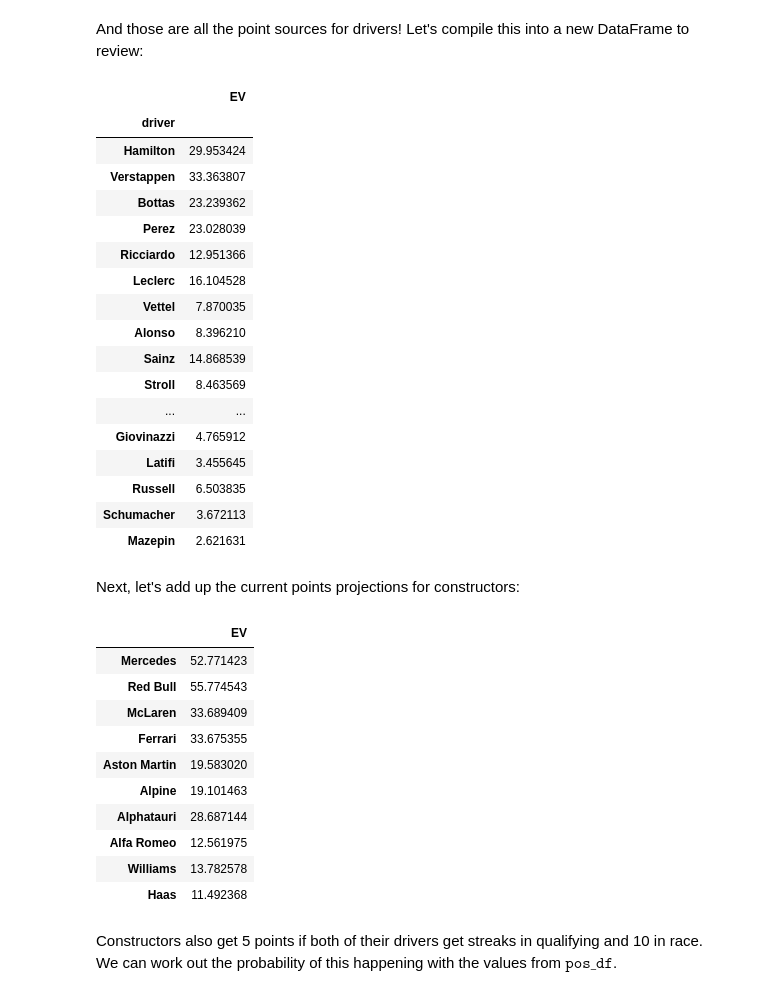
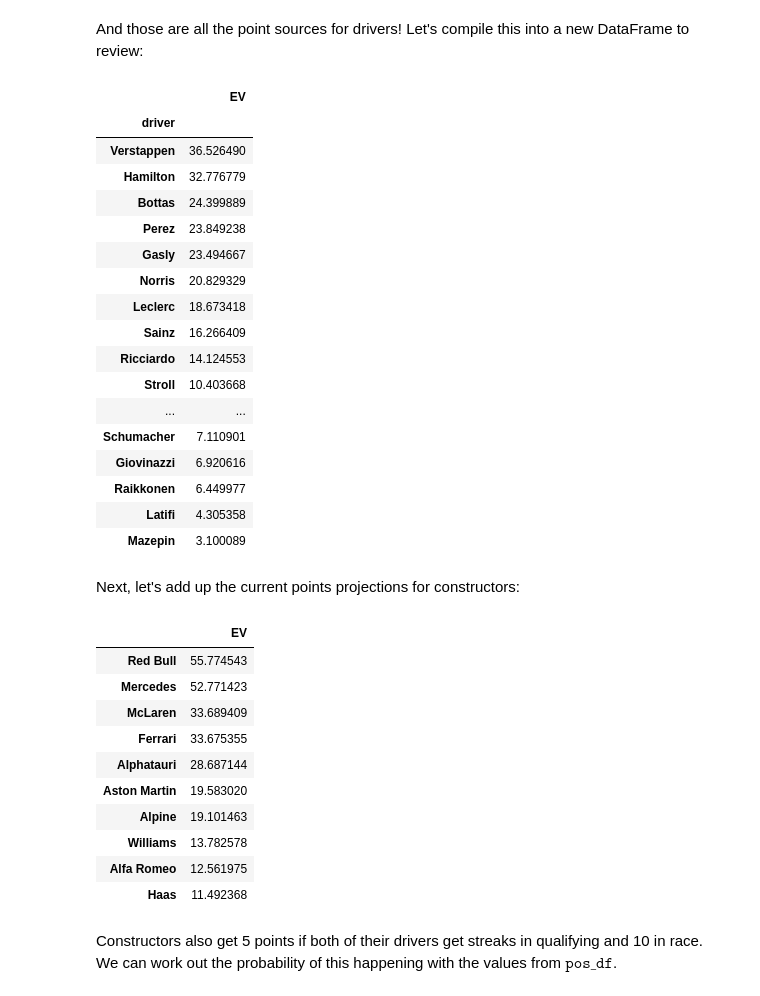
Before and after one commit to harryrgrove/F1_model, a Jupyter notebook: model.ipynb, the cells around one changed output. Cells and saved outputs as stored; diff of their text form; code cells hidden in the pictures.

Commit message:
Fix issue with teammate-beating model

```diff
--- a/model.ipynb
+++ b/model.ipynb
@@ -427,23 +428,0 @@ The next source of points to model is when drivers beat their teammates. We have
-# %%
-for team in pos_df['team'].unique():
-    team_df = pos_df[pos_df['team']==team]
-    drivers = team_df.index.tolist()
-    win_probs = [0, 0]
-    for a, b in product(list(range(1, 21)) + ['dnf'], list(range(1, 21)) + ['dnf']):
-        if a != b:
-            prob = pos_df.loc[drivers[0], a] * pos_df.loc[drivers[1], b]
-            if a == 'dnf':
-                a = 21
-            if b == 'dnf':
-                b = 21
-            if a < b:
-                win_probs[0] += prob
-            elif a > b:
-                win_probs[1] += prob
-
-    # These probabilities include if drivers finish in same position, so we can adjust for these outcomes
-    win_probs = adjust_odds(np.array(win_probs), 1 - pos_df.loc[drivers[0], 'dnf'] * pos_df.loc[drivers[1], 'dnf'])
-
-    for i, driver in enumerate(drivers):
-        ev_df.loc[driver, 'beat_teammate'] = win_probs[i]
-pd.DataFrame(ev_df.beat_teammate).head()
@@ -457,0 +558,12 @@ pd.DataFrame(ev_df.beat_teammate).head()
+# %%
+for team in event_df.team.unique():
+    drivers = event_df[event_df['team']==team].index.tolist()
+    p_no_dnf = (1 - df.loc[drivers[0], 'dnf']) * (1 - df.loc[drivers[1], 'dnf'])
+
+    adjusted = adjust_odds(np.array(event_df.loc[drivers, 'P(beat_teammate_race)']), p_no_dnf, method='linear')
+    event_df.loc[drivers, 'P(beat_teammate_race)'] = adjusted
+
+    event_df.loc[drivers[0], 'P(beat_teammate_race)'] += (1 - df.loc[drivers[0], 'dnf']) * df.loc[drivers[1], 'dnf']
+    event_df.loc[drivers[1], 'P(beat_teammate_race)'] += (1 - df.loc[drivers[1], 'dnf']) * df.loc[drivers[0], 'dnf']
+
+event_df.head()
@@ -458,3 +578,7 @@ pd.DataFrame(ev_df.beat_teammate).head()
+# %%
+for driver in df.index:
+    ev_df.loc[driver, 'beat_teammate'] = event_df.loc[driver, 'P(beat_teammate_race)'] * 3 \
+                                        + event_df.loc[driver, 'P(beat_teammate_qualifying)'] * 2
 # %% [markdown]
 The last source of Fantasy F1 points we need to model is streaks - drivers get 5 points for a qualifying streak and 10 points for a race streak.
 # %%
@@ -499,26 +623,26 @@ ev_df
 And those are all the point sources for drivers! Let's compile this into a new DataFrame to review:
 # %%
 driver_df = pd.DataFrame(ev_df.T.sum(), columns=['EV'])
-driver_df
+driver_df.sort_values(by='EV', ascending=False)
 # %% [output]
 |  | EV |
 | driver |  |
-| Hamilton | 29.953424 |
-| Verstappen | 33.363807 |
-| Bottas | 23.239362 |
-| Perez | 23.028039 |
-| Ricciardo | 12.951366 |
-| Leclerc | 16.104528 |
-| Vettel | 7.870035 |
-| Alonso | 8.396210 |
-| Sainz | 14.868539 |
-| Stroll | 8.463569 |
+| Verstappen | 36.526490 |
+| Hamilton | 32.776779 |
+| Bottas | 24.399889 |
+| Perez | 23.849238 |
+| Gasly | 23.494667 |
+| Norris | 20.829329 |
+| Leclerc | 18.673418 |
+| Sainz | 16.266409 |
+| Ricciardo | 14.124553 |
+| Stroll | 10.403668 |
 | ... | ... |
-| Giovinazzi | 4.765912 |
-| Latifi | 3.455645 |
-| Russell | 6.503835 |
-| Schumacher | 3.672113 |
-| Mazepin | 2.621631 |
+| Schumacher | 7.110901 |
+| Giovinazzi | 6.920616 |
+| Raikkonen | 6.449977 |
+| Latifi | 4.305358 |
+| Mazepin | 3.100089 |
 # %% [markdown]
 Next, let's add up the current points projections for constructors:
 # %%
@@ -527,18 +651,18 @@ team_df = pd.DataFrame(index=pos_df['team'].unique().tolist())
 for team in pos_df['team'].unique():
     t_df = ev_df[pos_df['team']==team]
     team_df.loc[team, 'EV'] = t_df['race'].sum() + t_df['qual'].sum() + t_df['q'].sum() + t_df['gain'].sum()
-team_df
+team_df.sort_values(by='EV', ascending=False)
 # %% [output]
 |  | EV |
+| Red Bull | 55.774543 |
 | Mercedes | 52.771423 |
-| Red Bull | 55.774543 |
 | McLaren | 33.689409 |
 | Ferrari | 33.675355 |
+| Alphatauri | 28.687144 |
 | Aston Martin | 19.583020 |
 | Alpine | 19.101463 |
-| Alphatauri | 28.687144 |
+| Williams | 13.782578 |
 | Alfa Romeo | 12.561975 |
-| Williams | 13.782578 |
 | Haas | 11.492368 |
 # %% [markdown]
 Constructors also get 5 points if both of their drivers get streaks in qualifying and 10 in race. We can work out the probability of this happening with the values from $\texttt{pos_df}$.
```
Also changed, not shown: parts of 16 cells of this notebook.
